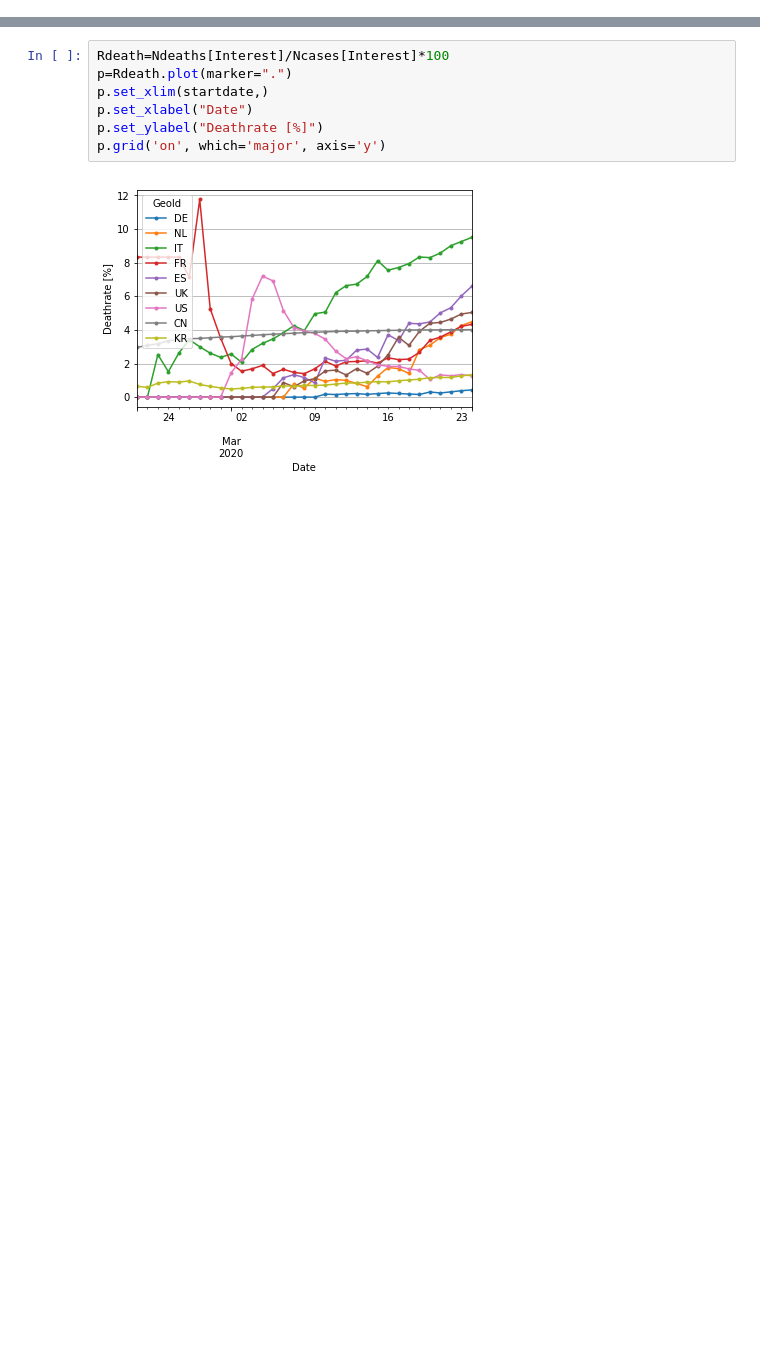
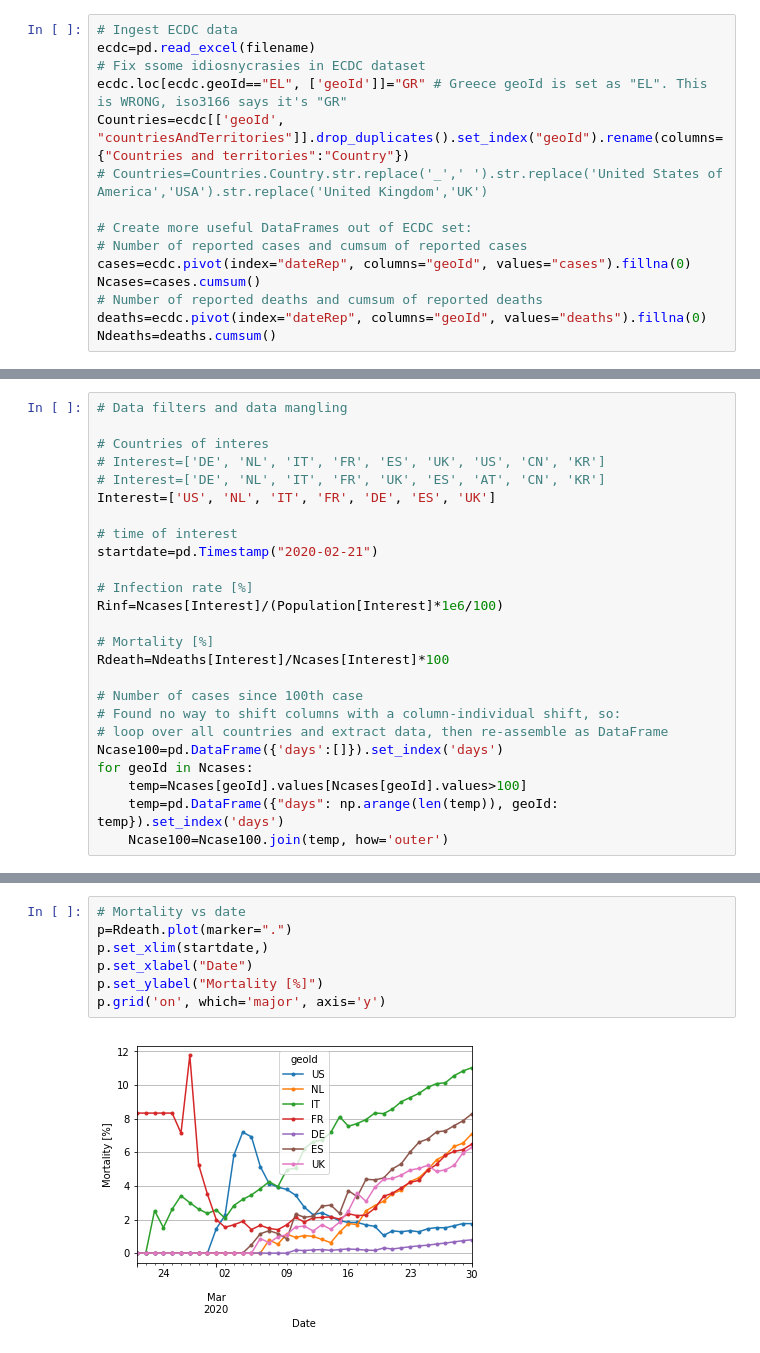
Before and after one commit to astefansgithub/Covid-datacrunching, a Jupyter notebook: Covid19-Playground.ipynb, the cells around one changed output, grey strips where cells are left out. Saved outputs shown, nothing was run; the diff lists cells and outputs as text; blank space fills up the shorter version.

Commit message:
Uploaded from master on Azure notebooks
Added fits to data
Added comments

```diff
--- a/Covid19-Playground.ipynb
+++ b/Covid19-Playground.ipynb
@@ -36,2 +20,17 @@ Countries=ecdc[['GeoId', "Countries and territories"]].drop_duplicates().set_ind
+# %%
+# Ingest ECDC data
+ecdc=pd.read_excel(filename)
+# Fix ssome idiosnycrasies in ECDC dataset
+ecdc.loc[ecdc.geoId=="EL", ['geoId']]="GR" # Greece geoId is set as "EL". This is WRONG, iso3166 says it's "GR"
+Countries=ecdc[['geoId', "countriesAndTerritories"]].drop_duplicates().set_index("geoId").rename(columns={"Countries and territories":"Country"})
+# Countries=Countries.Country.str.replace('_',' ').str.replace('United States of America','USA').str.replace('United Kingdom','UK')
+
+# Create more useful DataFrames out of ECDC set:
+# Number of reported cases and cumsum of reported cases
+cases=ecdc.pivot(index="dateRep", columns="geoId", values="cases").fillna(0)
+Ncases=cases.cumsum()
+# Number of reported deaths and cumsum of reported deaths
+deaths=ecdc.pivot(index="dateRep", columns="geoId", values="deaths").fillna(0)
+Ndeaths=deaths.cumsum()
 # %%
 try:
@@ -76,0 +76,25 @@ for GeoId in Ncases:
+# %%
+# Data filters and data mangling
+
+# Countries of interes
+# Interest=['DE', 'NL', 'IT', 'FR', 'ES', 'UK', 'US', 'CN', 'KR']
+# Interest=['DE', 'NL', 'IT', 'FR', 'UK', 'ES', 'AT', 'CN', 'KR']
+Interest=['US', 'NL', 'IT', 'FR', 'DE', 'ES', 'UK']
+
+# time of interest
+startdate=pd.Timestamp("2020-02-21")
+
+# Infection rate [%]
+Rinf=Ncases[Interest]/(Population[Interest]*1e6/100)
+
+# Mortality [%]
+Rdeath=Ndeaths[Interest]/Ncases[Interest]*100
+
+# Number of cases since 100th case
+# Found no way to shift columns with a column-individual shift, so:
+# loop over all countries and extract data, then re-assemble as DataFrame
+Ncase100=pd.DataFrame({'days':[]}).set_index('days')
+for geoId in Ncases:
+    temp=Ncases[geoId].values[Ncases[geoId].values>100]
+    temp=pd.DataFrame({"days": np.arange(len(temp)), geoId: temp}).set_index('days')
+    Ncase100=Ncase100.join(temp, how='outer')
@@ -97,10 +197,10 @@ p.grid('on', which='minor', axis='y', linestyle='dotted')
 # %%
-Rdeath=Ndeaths[Interest]/Ncases[Interest]*100
+# Mortality vs date
 p=Rdeath.plot(marker=".")
 p.set_xlim(startdate,)
 p.set_xlabel("Date")
-p.set_ylabel("Deathrate [%]")
+p.set_ylabel("Mortality [%]")
 p.grid('on', which='major', axis='y')
 # %% [output]
-[figure, old version]
+[figure, new version]
 # %%
```
Also changed, not shown: parts of 21 cells of this notebook.
